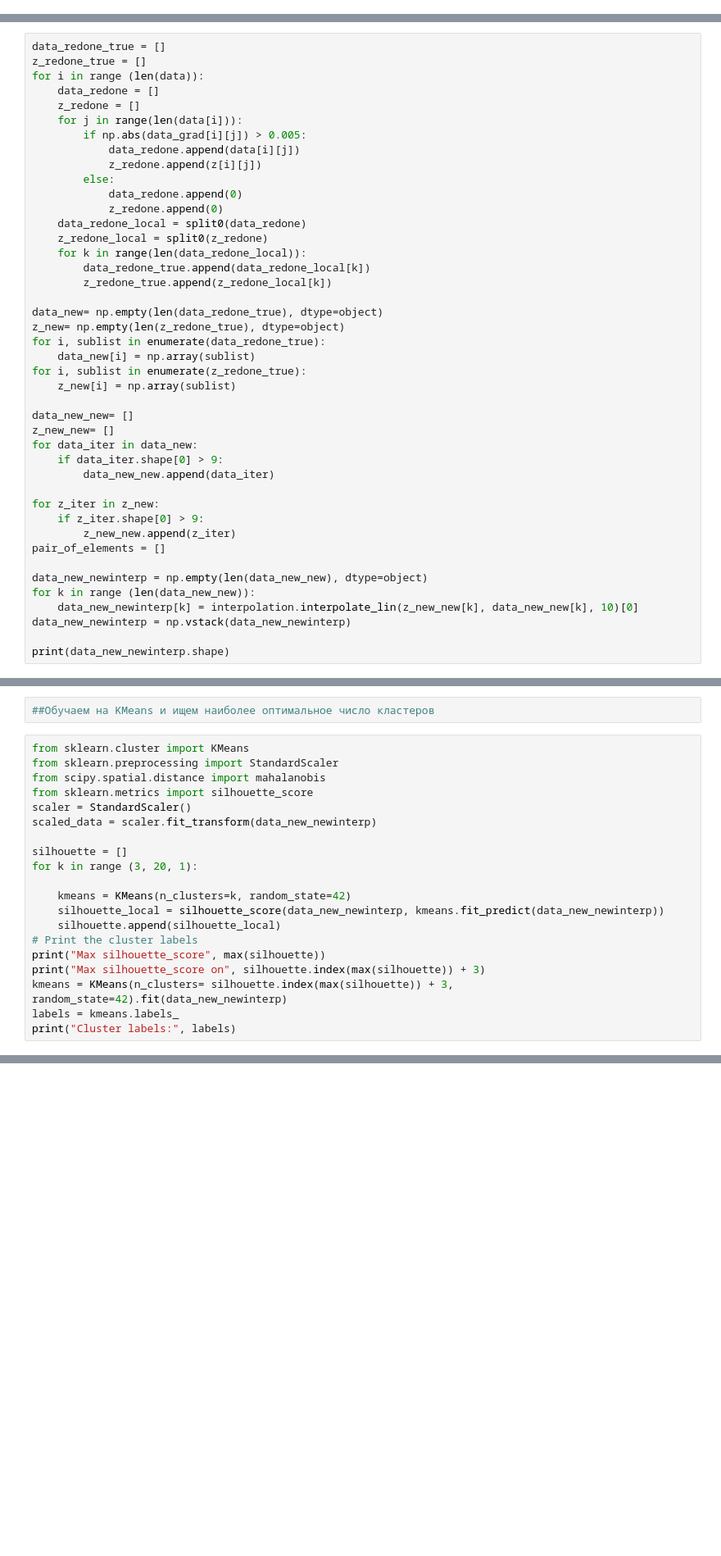
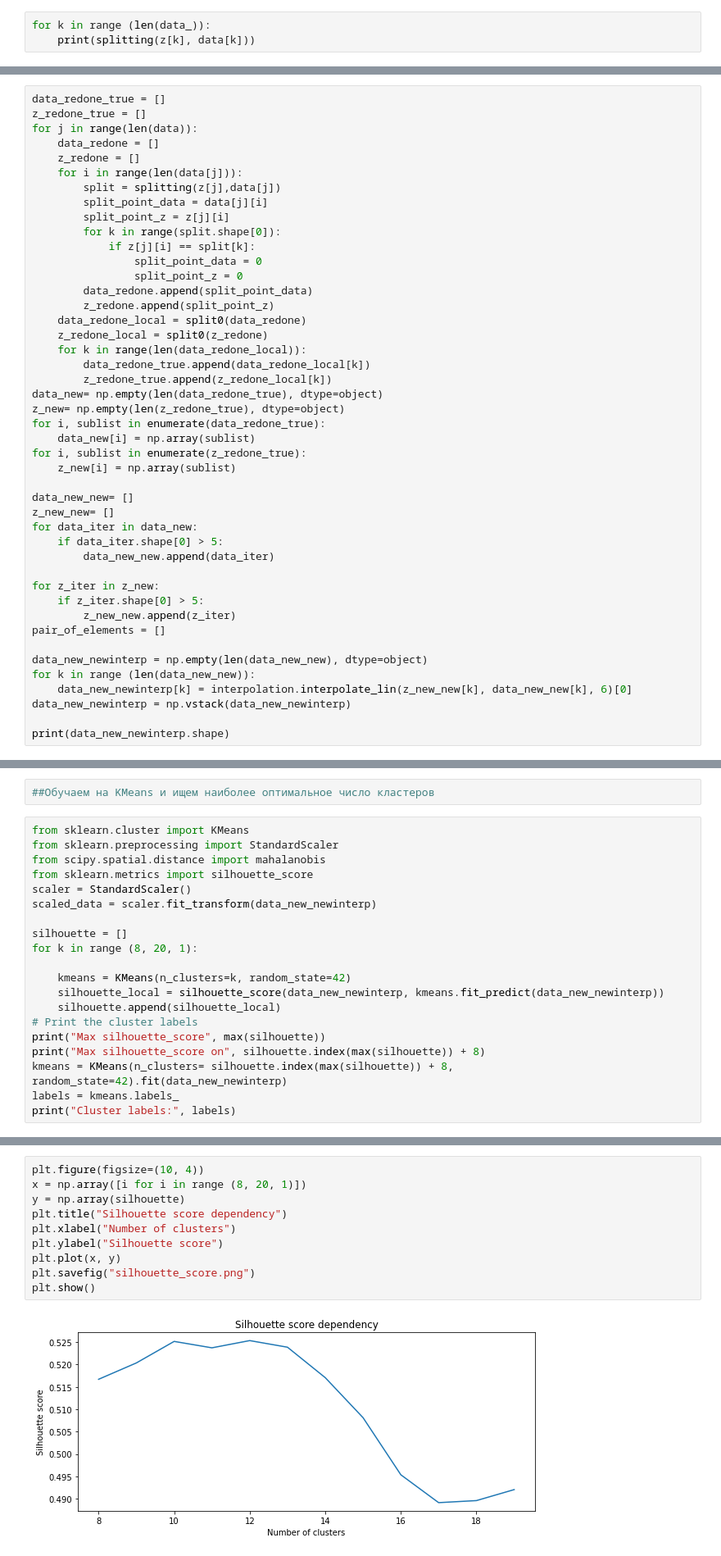
Before and after one commit to IBRINEI/MIPT_Hackathon, a Jupyter notebook: notebooks/main_task2_dumb.ipynb, the cells around one changed output, grey strips where cells are left out. Shown at 82% size. Cells and saved outputs as stored; diff of their text form; blank space fills up the shorter version.

Commit message:
Preliminary clusterization for second task

```diff
--- a/notebooks/main_task2_dumb.ipynb
+++ b/notebooks/main_task2_dumb.ipynb
@@ -146,0 +168,3 @@ plt.show()
+# %%
+for k in range (len(data_)):
+    print(splitting(z[k], data[k]))
@@ -212,22 +266,24 @@ print(data_new.shape)
 # %%
 data_redone_true = []
 z_redone_true = []
-for i in range (len(data)):
+for j in range(len(data)):
     data_redone = []
     z_redone = []
-    for j in range(len(data[i])):
-        if np.abs(data_grad[i][j]) > 0.005:
-            data_redone.append(data[i][j])
-            z_redone.append(z[i][j])
-        else:
-            data_redone.append(0)
-            z_redone.append(0)
+    for i in range(len(data[j])):
+        split = splitting(z[j],data[j])
+        split_point_data = data[j][i]
+        split_point_z = z[j][i]
+        for k in range(split.shape[0]):
+            if z[j][i] == split[k]:
+                split_point_data = 0
+                split_point_z = 0
+        data_redone.append(split_point_data)
+        z_redone.append(split_point_z)
     data_redone_local = split0(data_redone)
     z_redone_local = split0(z_redone)
     for k in range(len(data_redone_local)):
         data_redone_true.append(data_redone_local[k])
         z_redone_true.append(z_redone_local[k])
-
 data_new= np.empty(len(data_redone_true), dtype=object)
 z_new= np.empty(len(z_redone_true), dtype=object)
 for i, sublist in enumerate(data_redone_true):
@@ -238,17 +294,17 @@ for i, sublist in enumerate(z_redone_true):
 data_new_new= []
 z_new_new= []
 for data_iter in data_new:
-    if data_iter.shape[0] > 9:
+    if data_iter.shape[0] > 5:
         data_new_new.append(data_iter)
 
 for z_iter in z_new:
-    if z_iter.shape[0] > 9:
+    if z_iter.shape[0] > 5:
         z_new_new.append(z_iter)
 pair_of_elements = []
 
 data_new_newinterp = np.empty(len(data_new_new), dtype=object)
 for k in range (len(data_new_new)):
-    data_new_newinterp[k] = interpolation.interpolate_lin(z_new_new[k], data_new_new[k], 10)[0]
+    data_new_newinterp[k] = interpolation.interpolate_lin(z_new_new[k], data_new_new[k], 6)[0]
 data_new_newinterp = np.vstack(data_new_newinterp)
 
 print(data_new_newinterp.shape)
@@ -266,15 +321,15 @@ scaler = StandardScaler()
 scaled_data = scaler.fit_transform(data_new_newinterp)
 
 silhouette = []
-for k in range (3, 20, 1):
+for k in range (8, 20, 1):
 
     kmeans = KMeans(n_clusters=k, random_state=42)
     silhouette_local = silhouette_score(data_new_newinterp, kmeans.fit_predict(data_new_newinterp))
     silhouette.append(silhouette_local)
 # Print the cluster labels
 print("Max silhouette_score", max(silhouette))
-print("Max silhouette_score on", silhouette.index(max(silhouette)) + 3)
-kmeans = KMeans(n_clusters= silhouette.index(max(silhouette)) + 3, random_state=42).fit(data_new_newinterp)
+print("Max silhouette_score on", silhouette.index(max(silhouette)) + 8)
+kmeans = KMeans(n_clusters= silhouette.index(max(silhouette)) + 8, random_state=42).fit(data_new_newinterp)
 labels = kmeans.labels_
 print("Cluster labels:", labels)
 # %% [output]
@@ -285,0 +351,12 @@ Cluster labels: [3 3 3 3 1 3 3 3 0 3 0 4 4 4 0 0 4 4 4 3 3 0 0 4 4 4 4 2 0 0 4 4
+# %%
+plt.figure(figsize=(10, 4))
+x = np.array([i for i in range (8, 20, 1)])
+y = np.array(silhouette)
+plt.title("Silhouette score dependency")
+plt.xlabel("Number of clusters")
+plt.ylabel("Silhouette score")
+plt.plot(x, y)
+plt.savefig("silhouette_score.png")
+plt.show()
+# %% [output]
+[figure, added]
```
Also changed, not shown: parts of 18 cells of this notebook.
